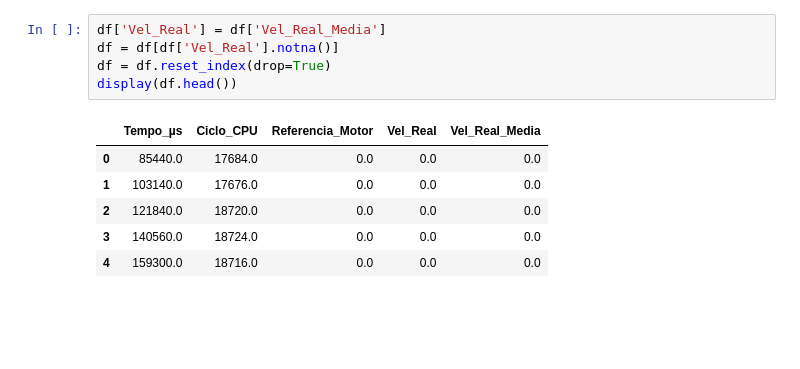
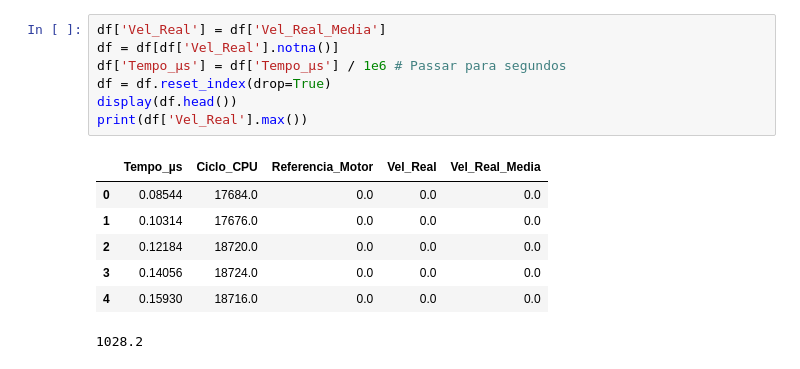
Before and after one commit to sophiawerneck/Lab_Controle, a Jupyter notebook: Trabalho_1/graficos.ipynb, the cells around one changed output. Saved outputs shown, nothing was run; the diff lists cells and outputs as text; blank space fills up the shorter version.

```diff
--- a/Trabalho_1/graficos.ipynb
+++ b/Trabalho_1/graficos.ipynb
@@ -45,15 +54,18 @@ plt.show()
 # %%
 df['Vel_Real'] = df['Vel_Real_Media']
 df = df[df['Vel_Real'].notna()]
+df['Tempo_µs'] = df['Tempo_µs'] / 1e6 # Passar para segundos
 df = df.reset_index(drop=True)
 display(df.head())
+print(df['Vel_Real'].max())
 # %% [output]
 |  | Tempo_µs | Ciclo_CPU | Referencia_Motor | Vel_Real | Vel_Real_Media |
-| 0 | 85440.0 | 17684.0 | 0.0 | 0.0 | 0.0 |
-| 1 | 103140.0 | 17676.0 | 0.0 | 0.0 | 0.0 |
-| 2 | 121840.0 | 18720.0 | 0.0 | 0.0 | 0.0 |
-| 3 | 140560.0 | 18724.0 | 0.0 | 0.0 | 0.0 |
-| 4 | 159300.0 | 18716.0 | 0.0 | 0.0 | 0.0 |
+| 0 | 0.08544 | 17684.0 | 0.0 | 0.0 | 0.0 |
+| 1 | 0.10314 | 17676.0 | 0.0 | 0.0 | 0.0 |
+| 2 | 0.12184 | 18720.0 | 0.0 | 0.0 | 0.0 |
+| 3 | 0.14056 | 18724.0 | 0.0 | 0.0 | 0.0 |
+| 4 | 0.15930 | 18716.0 | 0.0 | 0.0 | 0.0 |
+1028.2
 # %%
 import pandas as pd
 import math
```
Also changed, not shown: parts of 5 cells of this notebook.
